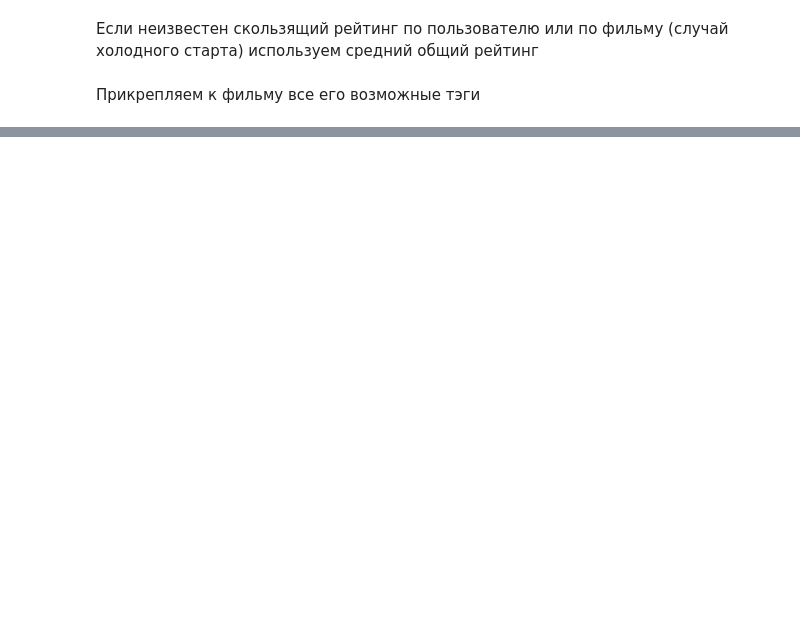
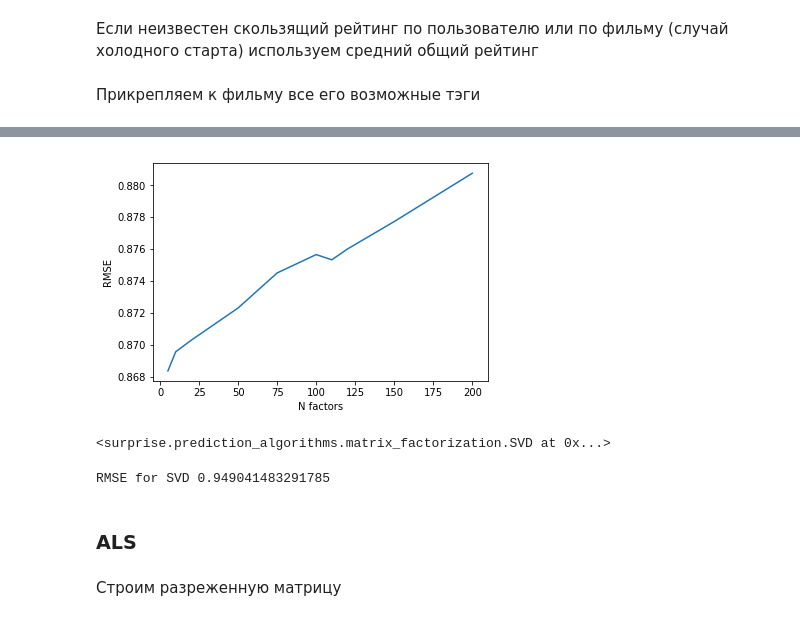
Before and after one commit to EgorDudyrev/netology_ml, a Jupyter notebook: rec_sys/5_hybrid_reccomendations/Homework_hybrid.ipynb, the cells around one changed output, grey strips where cells are left out. Saved outputs shown, nothing was run; the diff lists cells and outputs as text; code cells hidden in the pictures; blank space fills up the shorter version.

```diff
--- a/rec_sys/2_content_based/ml-latest-small/HomeWork.ipynb
+++ b/rec_sys/5_hybrid_reccomendations/Homework_hybrid.ipynb
@@ -262,0 +110,4 @@ cb_rmse, knn_rmse, userwide_rmse, cb_userwide_rmse
+# %%
+mr_ds = pd.merge(movies, ratings, on='movieId')
+mr_ds = mr_ds.sort_values('date')
+mr_ds['movie_age'] = mr_ds['year']-mr_ds['release_year']
@@ -262,0 +166,5 @@ cb_rmse, knn_rmse, userwide_rmse, cb_userwide_rmse
+# %%
+cf_ds = mr_ds[['userId','movieId','rating']]
+# %%
+reader = Reader(rating_scale=(0,5))
+surprise_data_train_base = Dataset.load_from_df(cf_ds[train_base_fltr], reader)
@@ -262,0 +173,18 @@ cb_rmse, knn_rmse, userwide_rmse, cb_userwide_rmse
+# %%
+xaxis = [5, 10, 20, 50, 75, 100, 110, 120, 150, 200]
+yaxis = []
+for x in tqdm(xaxis):
+    cf_algo = pas.SVD(n_factors=x)
+    yaxis.append(cross_validate(pas.SVD(n_factors=x), surprise_data_train_base, measures=['rmse'], cv=5)['test_rmse'].mean())
+# %%
+plt.plot(xaxis, yaxis)
+plt.xlabel('N factors')
+plt.ylabel('RMSE')
+plt.show()
+# %% [output]
+[figure, added]
+# %%
+cf_algo = pas.SVD(n_factors=10)
+cf_algo.fit(surprise_data_train_base.build_full_trainset())
+# %% [output]
+<surprise.prediction_algorithms.matrix_factorization.SVD at 0x...>
@@ -262,0 +195,8 @@ cb_rmse, knn_rmse, userwide_rmse, cb_userwide_rmse
+# %%
+print(f"RMSE for SVD {np.sqrt(mean_squared_error(mr_ds[train_ens_fltr]['rating'], cf_ens_preds))}")
+# %% [output]
+RMSE for SVD 0.949041483291785
+# %% [markdown]
+### ALS
+# %% [markdown]
+Строим разреженную матрицу
```
Also changed, not shown: parts of 98 cells of this notebook.
